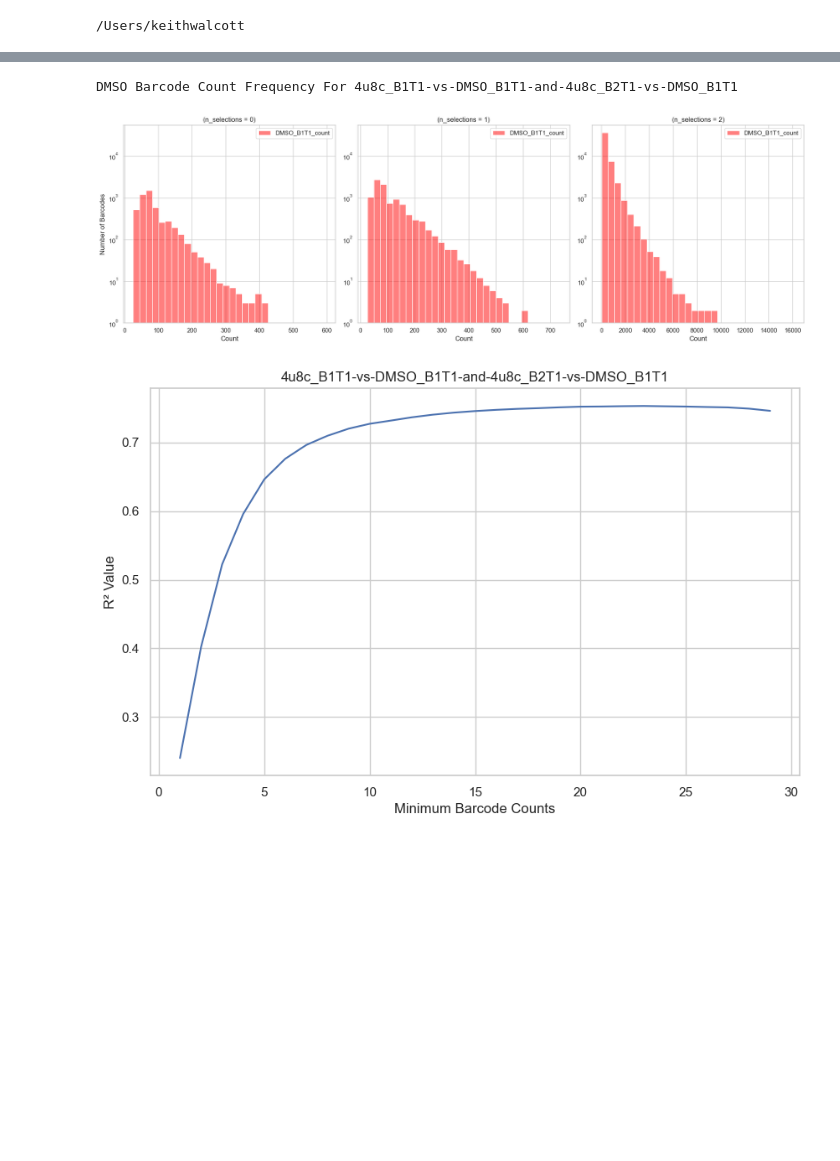
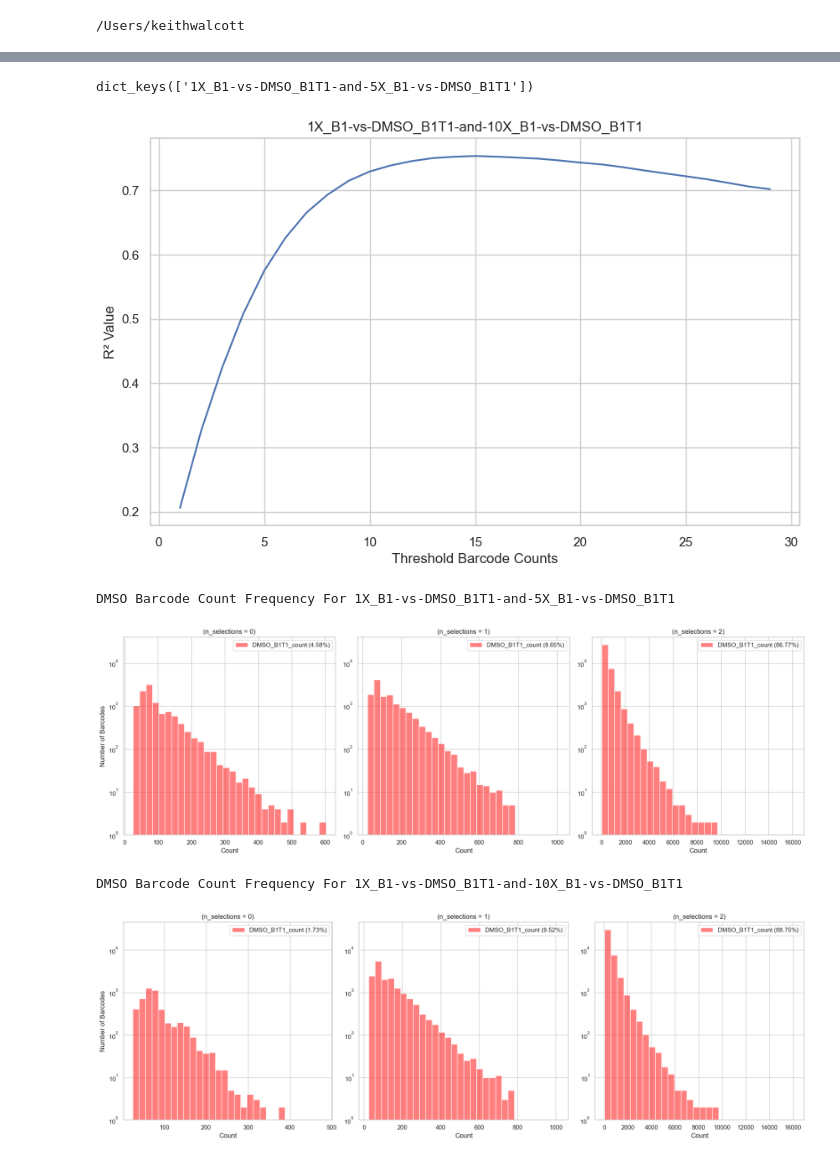
Before and after one commit to kwalcott97/kw_dms, a Jupyter notebook: Compare KW and BD func scores.ipynb, the cells around one changed output, grey strips where cells are left out. Saved outputs shown, nothing was run; the diff lists cells and outputs as text; code cells hidden in the pictures; blank space fills up the shorter version.

Commit message:
added more samples to compare for the func scores

```diff
--- a/Compare KW and BD func scores.ipynb
+++ b/Compare KW and BD func scores.ipynb
@@ -76,7 +78,7 @@ def merge_dataframes(dataframes_dict):
         })
 
         # Merge DataFrames pairwise
-        merged_df = pd.merge(df1_renamed, df2_renamed, on=['barcode', 'n_aa_substitutions', 'n_codon_substitutions'], how='outer')
+        merged_df = pd.merge(df1_renamed, df2_renamed, on=['barcode', 'library', 'aa_substitutions', 'n_aa_substitutions','codon_substitutions', 'n_codon_substitutions'], how='outer')
 
         # Drop rows with NaNs in either of the func_score columns
         func_score_cols = [col for col in merged_df.columns if '_func_score' in col]
@@ -232,41 +268,54 @@ def plot_r2_vs_threshold(dataframes_dict, key, threshold):
 # Assuming you have a DataFrame named 'df_example'
 # plot_r2_vs_threshold(df_example)
 # %%
+import matplotlib.pyplot as plt
+import numpy as np
+import seaborn as sns
+
 def plot_count_histograms(dataframes_dict, key):
     df = dataframes_dict.get(key)
 
+    sns.set(style='whitegrid')
+
     if df is not None:
-        # Check if DataFrame contains all required n_selections values
         if all(n in df['n_selections'].unique() for n in [0, 1, 2]):
-            # Identify DMSO_BxTx_count columns
             dmso_count_cols = [col for col in df.columns if '_count' in col and 'DMSO' in col]
 
-            # Check if there are 1 or 2 DMSO count columns
             if 1 <= len(dmso_count_cols) <= 2:
                 print(f"DMSO Barcode Count Frequency For {key}")
 
-                # Initialize maximum frequency and define bins and colors
                 max_frequency, bins, colors = 0, 30, ['red', 'blue']
-                fig, axes = plt.subplots(1, 3, figsize=(18, 6))  # Create subplots
+                fig, axes = plt.subplots(1, 3, figsize=(18, 6))
+
+                # Calculate the total barcodes for each DMSO count column
+                total_barcodes = {col: df[col].sum() for col in dmso_count_cols}
 
                 for i, n_sel in enumerate([0, 1, 2]):
                     df_filtered = df[df['n_selections'] == n_sel]
+                    legend_labels = []
+
                     for col, color in zip(dmso_count_cols, colors):
                         counts, bin_edges = np.histogram(df_filtered[col].dropna(), bins=bins)
                         max_frequency = max(max_frequency, max(counts))
 
-                        sns.histplot(df_filtered[col], ax=axes[i], bins=bins, kde=False, alpha=0.5, color=color, label=col)
+                        sns.histplot(df_filtered[col], ax=axes[i], bins=bins, kde=False, alpha=0.5, color=color)
+
+                        # Calculate and format the percentage for the legend
+                        percentage = (df_filtered[col].sum() / total_barcodes[col]) * 100
+                        legend_label = f'{col} ({percentage:.2f}%)'
+                        legend_labels.append(legend_label)
 
                     axes[i].set_yscale('log')
                     axes[i].set_title(f'(n_selections = {n_sel})')
                     axes[i].set_xlabel('Count')
                     axes[i].set_ylabel('Number of Barcodes' if i == 0 else '')
-                    axes[i].legend()
+                    axes[i].legend(labels=legend_labels)
 
                 for ax in axes:
                     ax.set_ylim(1, max_frequency * 1.5)
 
                 plt.tight_layout()
+                #plt.savefig(f'{key}_histograms_plot.png', dpi=300, bbox_inches='tight')
                 plt.show()
             else:
                 print(f"Expected 1 or 2 DMSO count columns, found {len(dmso_count_cols)}")
@@ -274,12 +323,24 @@ def plot_count_histograms(dataframes_dict, key):
             print(f"Skipping {key} as it does not contain all n_selections values (0, 1, 2)")
     else:
         print(f"No DataFrame found for key '{key}'")
+# %%
+func_score_comparisons_coverage.keys()
+# %% [output]
+dict_keys(['1X_B1-vs-DMSO_B1T1-and-5X_B1-vs-DMSO_B1T1'])
+# %%
+plot_r2_vs_threshold(func_score_comparisons_coverage, '1X_B1-vs-DMSO_B1T1-and-10X_B1-vs-DMSO_B1T1',30)
+# %% [output]
+[figure, added]
+# %%
+for key in func_score_comparisons_coverage:
+    func_score_comparisons_coverage[key] = calculate_n_selections(func_score_comparisons_coverage[key], 5)
 # %%
-plot_count_histograms(func_score_comparisons_4u8c, '4u8c_B1T1-vs-DMSO_B1T1-and-4u8c_B2T1-vs-DMSO_B1T1')
+plot_count_histograms(func_score_comparisons_coverage, '1X_B1-vs-DMSO_B1T1-and-5X_B1-vs-DMSO_B1T1')
 # %% [output]
-DMSO Barcode Count Frequency For 4u8c_B1T1-vs-DMSO_B1T1-and-4u8c_B2T1-vs-DMSO_B1T1
+DMSO Barcode Count Frequency For 1X_B1-vs-DMSO_B1T1-and-5X_B1-vs-DMSO_B1T1
-[figure, old version]
+[figure, new version]
 # %%
-plot_r2_vs_threshold(func_score_comparisons_4u8c, '4u8c_B1T1-vs-DMSO_B1T1-and-4u8c_B2T1-vs-DMSO_B1T1',30)
+plot_count_histograms(func_score_comparisons_coverage, '1X_B1-vs-DMSO_B1T1-and-10X_B1-vs-DMSO_B1T1')
 # %% [output]
+DMSO Barcode Count Frequency For 1X_B1-vs-DMSO_B1T1-and-10X_B1-vs-DMSO_B1T1
-[figure, old version]
+[figure, new version]
```
Also changed, not shown: parts of 18 cells of this notebook, 1 other file.
